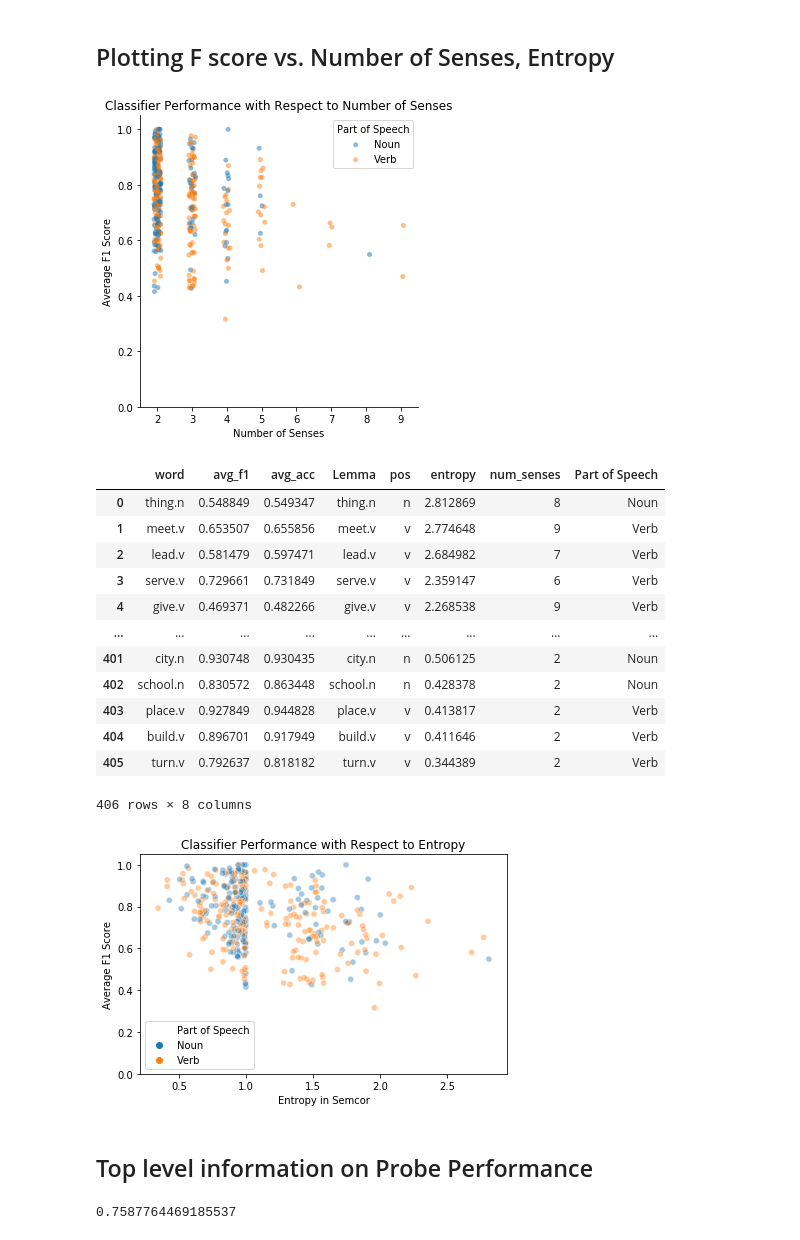
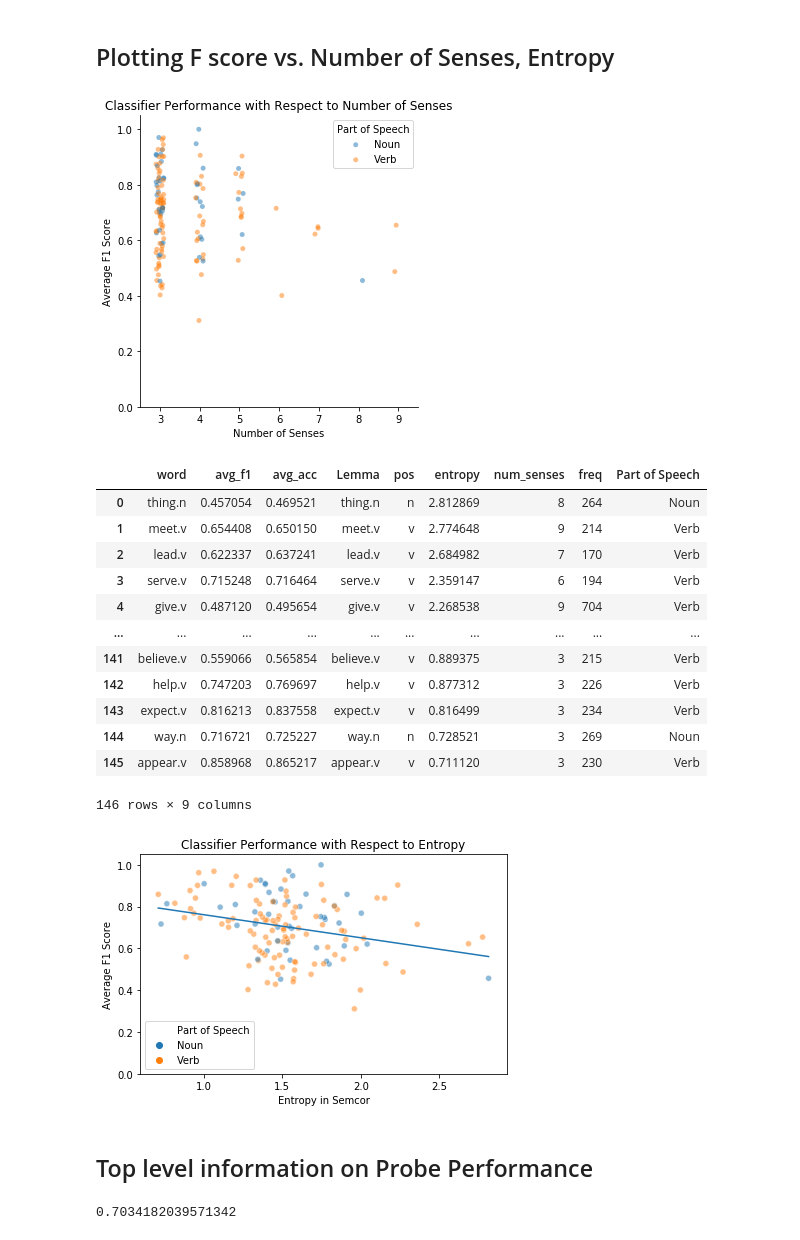
Before and after one commit to sathvikn/bert-wordsense, a Jupyter notebook: codebase/notebooks/probe-all.ipynb, the cells around one changed output. Saved outputs shown, nothing was run; the diff lists cells and outputs as text; code cells hidden in the pictures.

Commit message:
linear model for entropy

```diff
--- a/codebase/notebooks/probe-all.ipynb
+++ b/codebase/notebooks/probe-all.ipynb
@@ -16,6 +17,11 @@ df['pos'] = df['Lemma'].apply(get_pos)
 df = df[df['pos'].isin(['n', 'v'])]
 df = df[['Lemma', 'pos', 'entropy', 'num_senses']].drop_duplicates()
 words = df['Lemma']
+
+updated_entropy = pd.read_csv('../data/semcor_entropy_revised.csv')
+updated_entropy = updated_entropy.rename({'word': 'Lemma'}, axis = 1)
+updated_entropy['Lemma'] = updated_entropy['Lemma'] + ['.'] + updated_entropy['pos']
+df = updated_entropy[(updated_entropy['Lemma'].isin(df['Lemma'])) & (updated_entropy['num_senses'] > 2)]
 # %%
 model_data = {}
 test_stats = []
@@ -238,42 +189,48 @@ plt.legend(["Noun", "Verb"], title = 'Part of Speech')
 plt.tight_layout()
 plt.savefig("../../results/figures/f1_num_senses.png")
 # %% [output]
-[figure, old version]
+[figure, new version]
 # %%
 model_perf['Part of Speech'] = model_perf['pos'].replace({'n': "Noun", 'v': 'Verb'})
 model_perf
 # %% [output]
-|  | word | avg_f1 | avg_acc | Lemma | pos | entropy | num_senses | Part of Speech |
-| 0 | thing.n | 0.548849 | 0.549347 | thing.n | n | 2.812869 | 8 | Noun |
-| 1 | meet.v | 0.653507 | 0.655856 | meet.v | v | 2.774648 | 9 | Verb |
-| 2 | lead.v | 0.581479 | 0.597471 | lead.v | v | 2.684982 | 7 | Verb |
-| 3 | serve.v | 0.729661 | 0.731849 | serve.v | v | 2.359147 | 6 | Verb |
-| 4 | give.v | 0.469371 | 0.482266 | give.v | v | 2.268538 | 9 | Verb |
-| ... | ... | ... | ... | ... | ... | ... | ... | ... |
-| 401 | city.n | 0.930748 | 0.930435 | city.n | n | 0.506125 | 2 | Noun |
-| 402 | school.n | 0.830572 | 0.863448 | school.n | n | 0.428378 | 2 | Noun |
-| 403 | place.v | 0.927849 | 0.944828 | place.v | v | 0.413817 | 2 | Verb |
-| 404 | build.v | 0.896701 | 0.917949 | build.v | v | 0.411646 | 2 | Verb |
-| 405 | turn.v | 0.792637 | 0.818182 | turn.v | v | 0.344389 | 2 | Verb |
+|  | word | avg_f1 | avg_acc | Lemma | pos | entropy | num_senses | freq | Part of Speech |
+| 0 | thing.n | 0.457054 | 0.469521 | thing.n | n | 2.812869 | 8 | 264 | Noun |
+| 1 | meet.v | 0.654408 | 0.650150 | meet.v | v | 2.774648 | 9 | 214 | Verb |
+| 2 | lead.v | 0.622337 | 0.637241 | lead.v | v | 2.684982 | 7 | 170 | Verb |
+| 3 | serve.v | 0.715248 | 0.716464 | serve.v | v | 2.359147 | 6 | 194 | Verb |
+| 4 | give.v | 0.487120 | 0.495654 | give.v | v | 2.268538 | 9 | 704 | Verb |
+| ... | ... | ... | ... | ... | ... | ... | ... | ... | ... |
+| 141 | believe.v | 0.559066 | 0.565854 | believe.v | v | 0.889375 | 3 | 215 | Verb |
+| 142 | help.v | 0.747203 | 0.769697 | help.v | v | 0.877312 | 3 | 226 | Verb |
+| 143 | expect.v | 0.816213 | 0.837558 | expect.v | v | 0.816499 | 3 | 234 | Verb |
+| 144 | way.n | 0.716721 | 0.725227 | way.n | n | 0.728521 | 3 | 269 | Noun |
+| 145 | appear.v | 0.858968 | 0.865217 | appear.v | v | 0.711120 | 3 | 230 | Verb |
-406 rows × 8 columns
+146 rows × 9 columns
 # %%
-sns.scatterplot(x = 'entropy', y = 'avg_f1', hue = 'Part of Speech', data = model_perf, alpha = 0.4)
+sns.scatterplot(x = 'entropy', y = 'avg_f1', hue = 'Part of Speech', data = model_perf, alpha = 0.5)
+lm = LinearRegression()
+x = model_perf['entropy'].values.reshape(-1, 1)
+lm.fit(x, model_perf['avg_f1'])
+y_pred = lm.predict(x)
+plt.plot(x, y_pred, color = '')
+
 plt.ylim(0, 1.05)
 plt.xlabel("Entropy in Semcor")
 plt.ylabel("Average F1 Score")
 plt.title("Classifier Performance with Respect to Entropy in Semcor")
 plt.tight_layout()
 
 plt.title("Classifier Performance with Respect to Entropy")
 plt.savefig("../../results/figures/f1_entropy.png")
 # %% [output]
-[figure, old version]
+[figure, new version]
 # %% [markdown]
 ## Top level information on Probe Performance
 # %%
 np.mean(model_perf['avg_f1']) #Average F1 Score
 # %% [output]
-0.7587764469185537
+0.7034182039571342
 # %%
 model_perf.to_csv("../data/model_perf.csv")
 # %%
```
Also changed, not shown: parts of 4 cells of this notebook.
